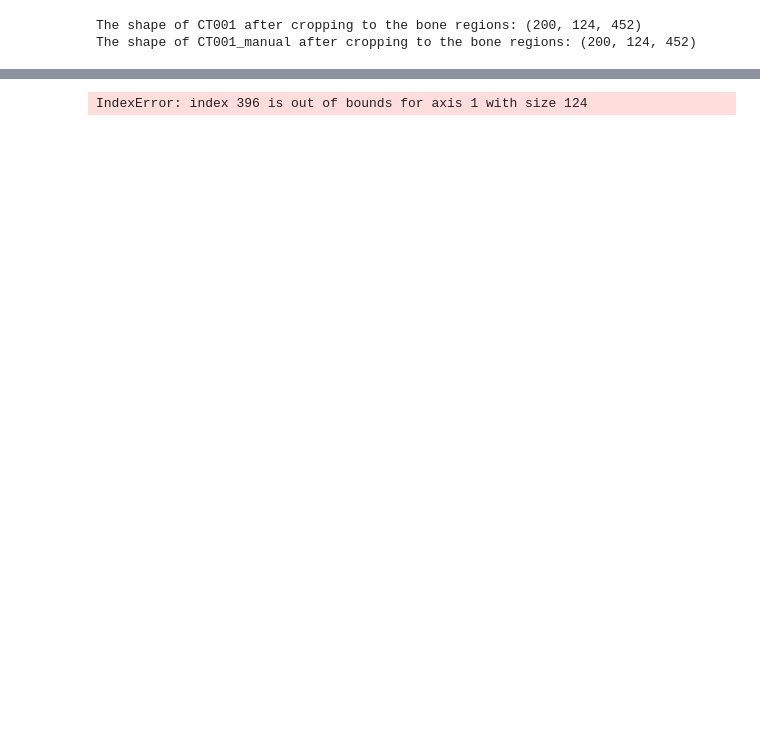
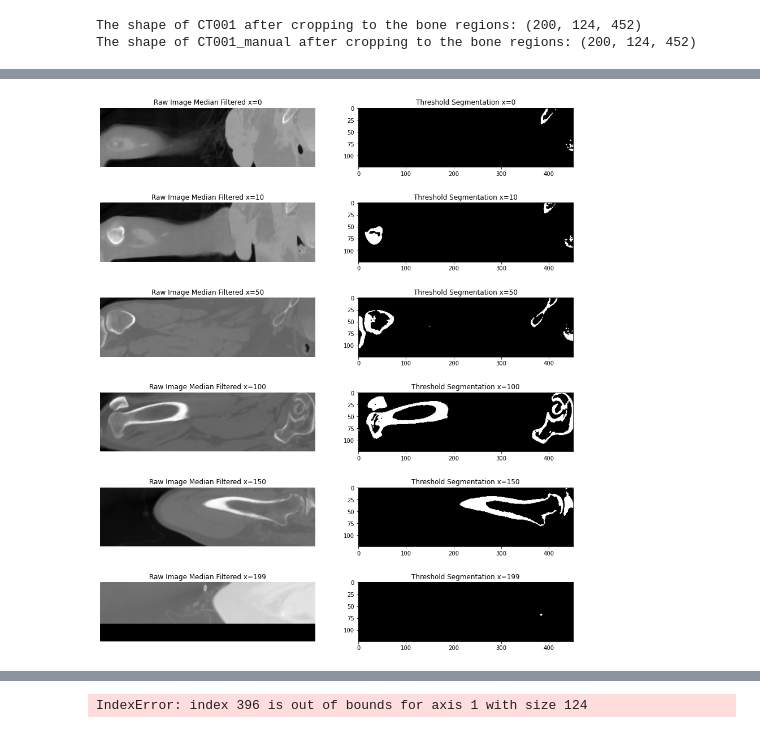
Before and after one commit to tyleryip/BMEN509_CourseProject, a Jupyter notebook: bone_segmentation_mesh_printing.ipynb, the cells around one changed output, grey strips where cells are left out. Saved outputs shown, nothing was run; the diff lists cells and outputs as text; code cells hidden in the pictures; blank space fills up the shorter version.

```diff
--- a/bone_segmentation_mesh_printing.ipynb
+++ b/bone_segmentation_mesh_printing.ipynb
@@ -213,0 +189,31 @@ Text(0.5, 1.0, 'Segmented Mask')
+# %%
+# Let's try threshold segmentation on an image after applying a low pass filter like the median filter.
+from scipy.signal import medfilt
+
+plt.figure(figsize=(15, 18))
+subplot_idx = 1
+
+for slice_x in [0, 10, 50, 100, 150, 199]:
+    ct_slice = cropped_ct001[slice_x,:,:]
+
+    # Apply the median filter with a kernel size of 3
+    ct_slice=medfilt(ct_slice, 3)
+
+    # Plot the image
+    plt.subplot(6, 2, subplot_idx)
+    plt.imshow(ct_slice, cmap='gray')
+    plt.title(f'Raw Image Median Filtered x={slice_x}')
+    plt.axis('off')
+
+    mask = threshold_segment(ct_slice, threshold)
+
+    # Plot the segmentation
+    plt.subplot(6, 2, subplot_idx + 1)
+    plt.imshow(mask, cmap='gray')
+    plt.title(f'Threshold Segmentation x={slice_x}')
+
+    subplot_idx += 2
+
+plt.show()
+# %% [output]
+[figure, added]
```
Also changed, not shown: parts of 27 cells of this notebook.
